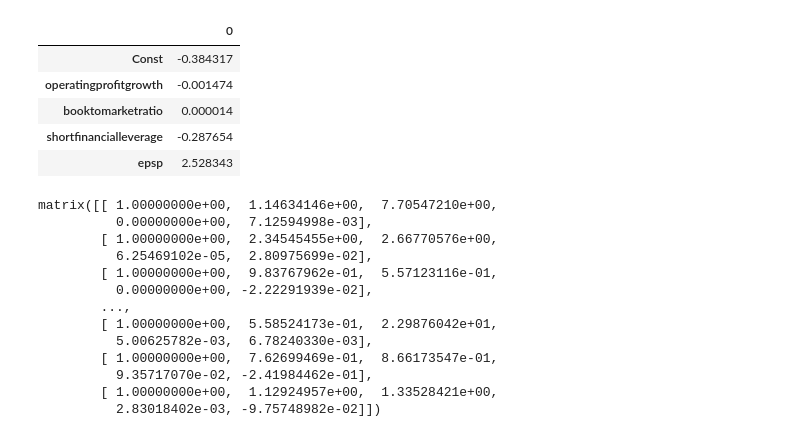
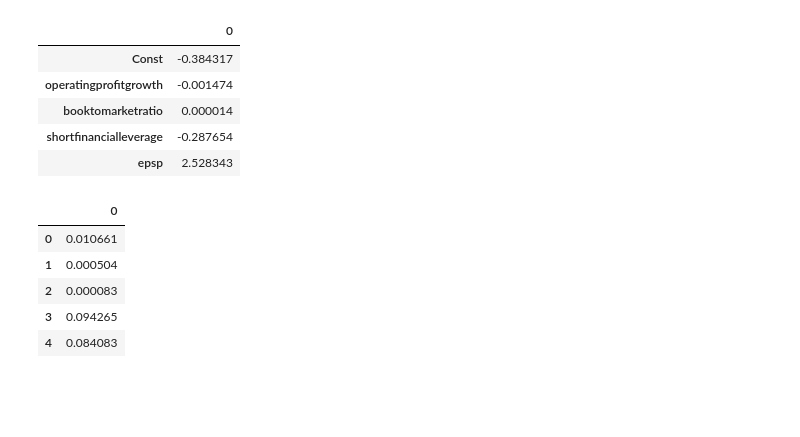
Before and after one commit to AlexReusC/Modulo-5-IAA, a Jupyter notebook: portafolio.ipynb, the cells around one changed output. Cells and saved outputs as stored; diff of their text form; code cells hidden in the pictures; blank space fills up the shorter version.

Commit message:
Added standard error linear algebra

```diff
--- a/portafolio.ipynb
+++ b/portafolio.ipynb
@@ -268,26 +270,24 @@ bs
 | booktomarketratio | 0.000014 |
 | shortfinancialleverage | -0.287654 |
 | epsp | 2.528343 |
-# %%
-error = y - x * np.matrix(bs)
-varcovarerror = error * error.T
-error_variance = np.diag(varcovarerror)
-np.matrix(error_variance)
-# np.linalg.inv(x.T * x).shape
-# sde = np.matrix(error_variance) * np.linalg.inv(x.T * x)
-# sde
-# %% [output]
-matrix([[ 1.00000000e+00,  1.14634146e+00,  7.70547210e+00,
-          0.00000000e+00,  7.12594998e-03],
-        [ 1.00000000e+00,  2.34545455e+00,  2.66770576e+00,
-          6.25469102e-05,  2.80975699e-02],
-        [ 1.00000000e+00,  9.83767962e-01,  5.57123116e-01,
-          0.00000000e+00, -2.22291939e-02],
-        ...,
-        [ 1.00000000e+00,  5.58524173e-01,  2.29876042e+01,
-          5.00625782e-03,  6.78240330e-03],
-        [ 1.00000000e+00,  7.62699469e-01,  8.66173547e-01,
-          9.35717070e-02, -2.41984462e-01],
-        [ 1.00000000e+00,  1.12924957e+00,  1.33528421e+00,
-          2.83018402e-03, -9.75748982e-02]])
+# %%
+#standard error linear algebra
+variables = pd.DataFrame(data=df[independent_variables])
+error = y - x * np.matrix(bs)
+varcovarerror = error.T * error
+varcovarerror
+n = variables.count()["operatingprofitgrowth"]
+k = len(independent_variables) + 1
+dfresiduals = n - k
+mse = varcovarerror / dfresiduals
+mse2 = mse.item() * np.linalg.inv(x.T * x)
+se = pd.DataFrame(data=np.sqrt(np.diag(mse2)))
+se
+# %% [output]
+|  | 0 |
+| 0 | 0.010661 |
+| 1 | 0.000504 |
+| 2 | 0.000083 |
+| 3 | 0.094265 |
+| 4 | 0.084083 |
 # %%
```
Also changed, not shown: parts of 4 cells of this notebook.
